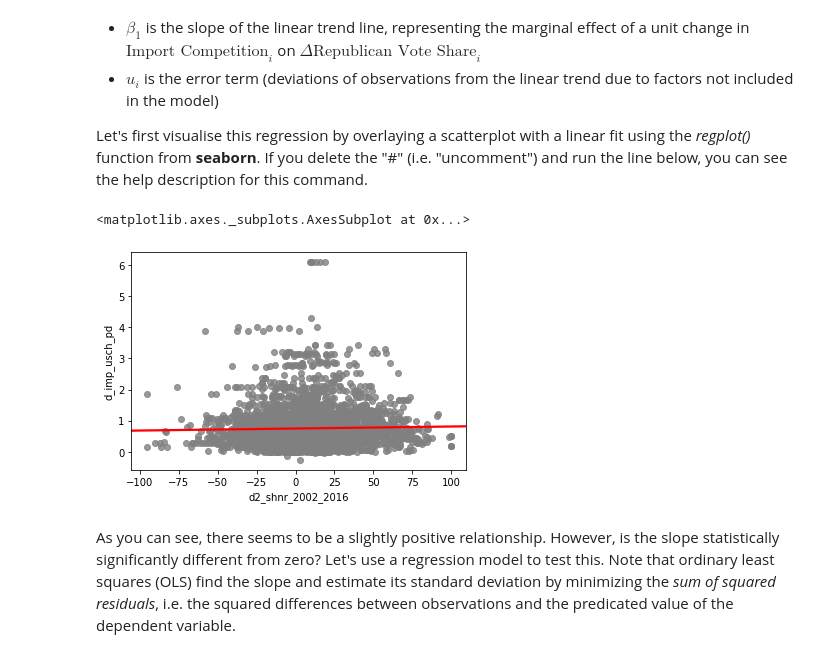
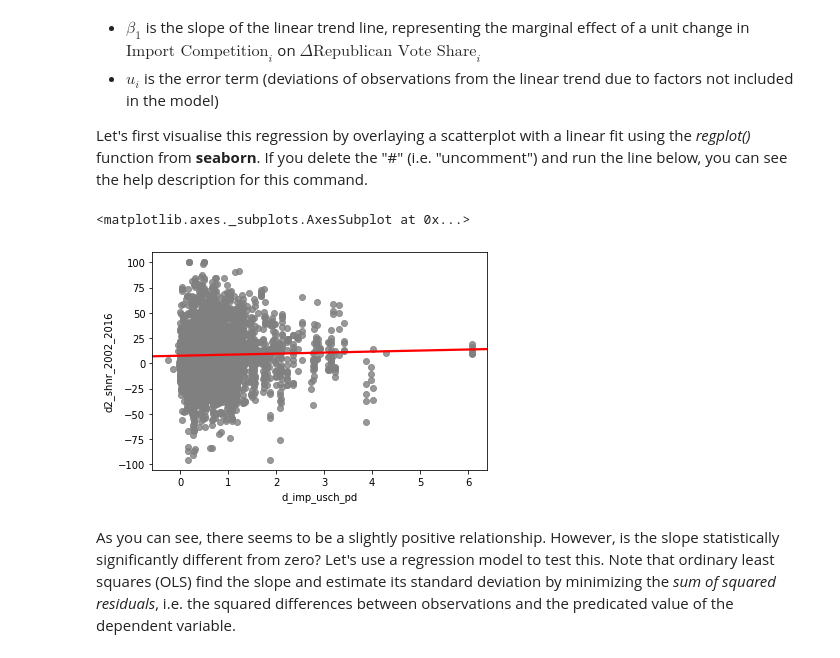
Before and after one commit to FelixHagemeister/POL63102, a Jupyter notebook: Coding_Session_2.ipynb, the cells around one changed output. Saved outputs shown, nothing was run; the diff lists cells and outputs as text; code cells hidden in the pictures.

```diff
--- a/Coding_Session_2.ipynb
+++ b/Coding_Session_2.ipynb
@@ -44,15 +44,15 @@ Let's first visualise this regression by overlaying a scatterplot with a linear
 # %%
 # help(sns.regplot)
 # %%
-# Define X and y
-x = df["d2_shnr_2002_2016"]
-y = df["d_imp_usch_pd"]
+# Define y and x
+y = df["d2_shnr_2002_2016"]
+x = df["d_imp_usch_pd"]
 
 #create scatterplot with regression line (without confidence bands)
 sns.regplot(x, y, ci=None, scatter_kws={"color": "grey"}, line_kws={"color": "red"})
 # %% [output]
 <matplotlib.axes._subplots.AxesSubplot at 0x...>
-[figure, old version]
+[figure, new version]
 # %% [markdown]
 As you can see, there seems to be a slightly positive relationship. However, is the slope statistically significantly different from zero? Let's use a regression model to test this. Note that ordinary least squares (OLS) find the slope and estimate its standard deviation by minimizing the *sum of squared residuals*, i.e. the squared differences between observations and the predicated value of the dependent variable.
 # %% [markdown]
```
